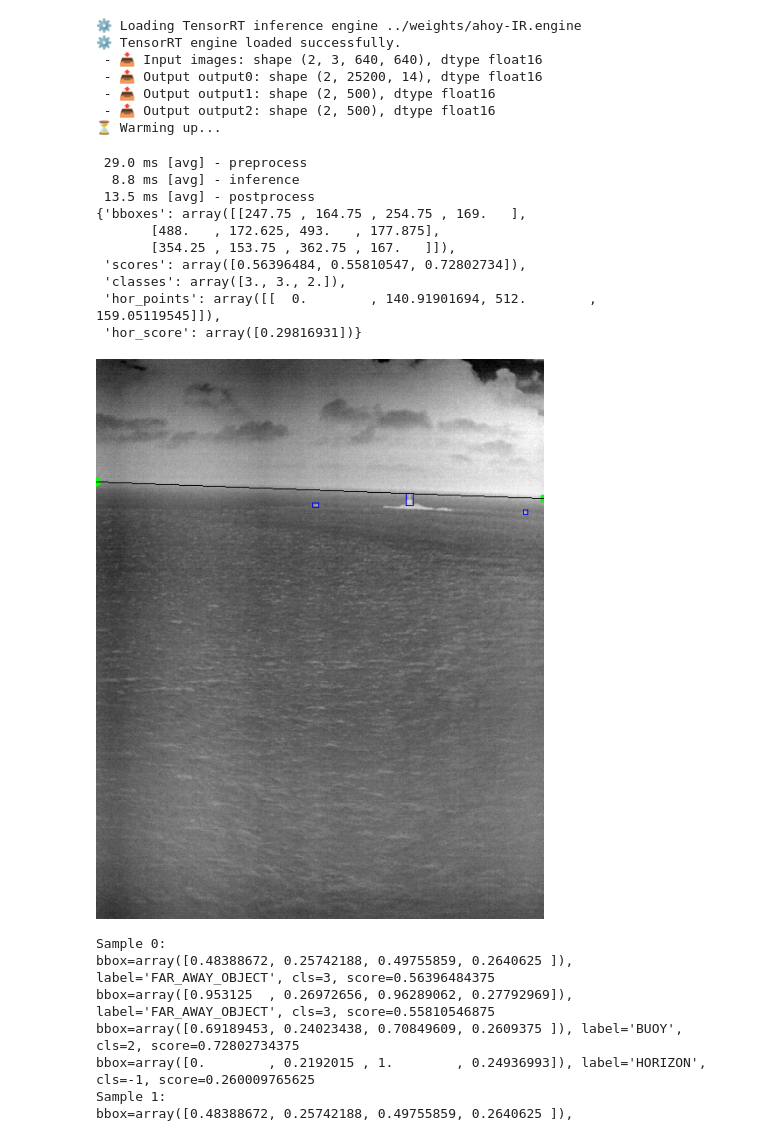
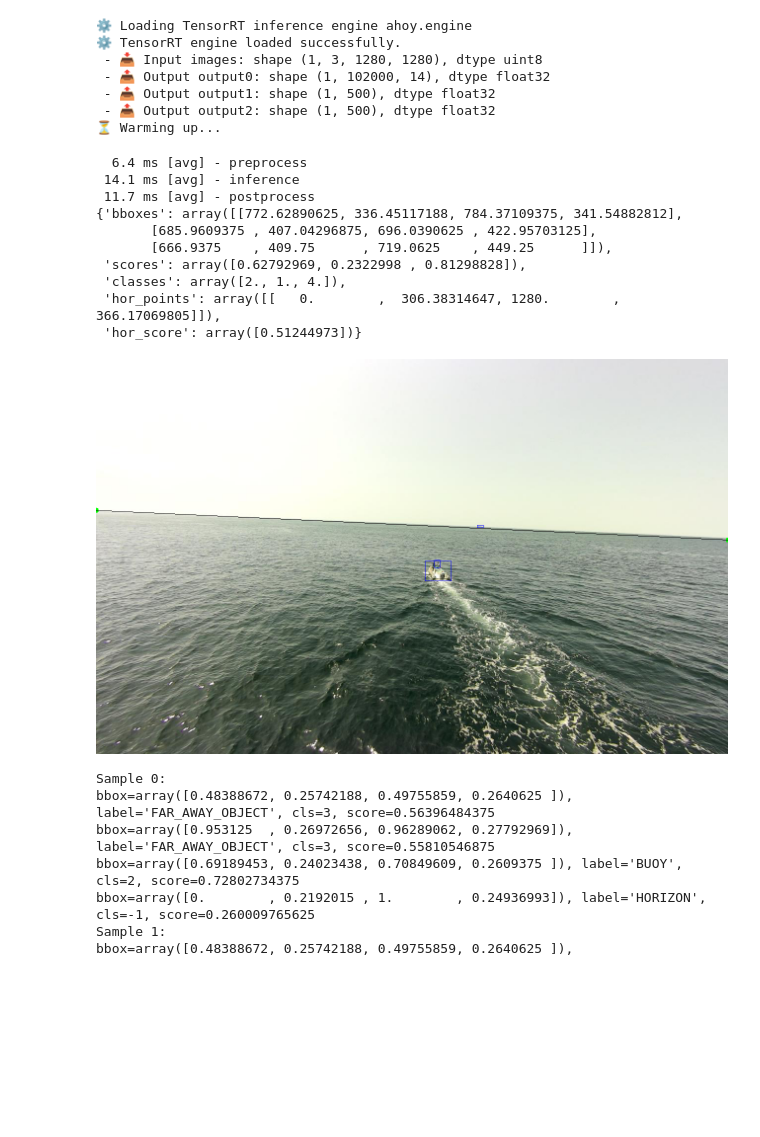
Before and after one commit to BSB-Group/yolov5, a Jupyter notebook: hybrids/ahoy_trt.ipynb, the cells around one changed output. Cells and saved outputs as stored; diff of their text form; code cells hidden in the pictures; blank space fills up the shorter version.

```diff
--- a/hybrids/ahoy_trt.ipynb
+++ b/hybrids/ahoy_trt.ipynb
@@ -3,14 +3,14 @@ import sys
 sys.path.append("../")
 from inference.ahoy import AHOYv5
 
-ahoy = AHOYv5(model_path="../weights/ahoy-IR.engine")
+ahoy = AHOYv5(model_path="ahoy.engine")
 # %% [output]
-⚙️ Loading TensorRT inference engine ../weights/ahoy-IR.engine
+⚙️ Loading TensorRT inference engine ahoy.engine
 ⚙️ TensorRT engine loaded successfully.
- - 📥 Input images: shape (2, 3, 640, 640), dtype float16
- - 📤 Output output0: shape (2, 25200, 14), dtype float16
- - 📤 Output output1: shape (2, 500), dtype float16
- - 📤 Output output2: shape (2, 500), dtype float16
+ - 📥 Input images: shape (1, 3, 1280, 1280), dtype uint8
+ - 📤 Output output0: shape (1, 102000, 14), dtype float32
+ - 📤 Output output1: shape (1, 500), dtype float32
+ - 📤 Output output2: shape (1, 500), dtype float32
 ⏳ Warming up...
 # %%
 from pprint import pprint
@@ -19,50 +19,50 @@ import numpy as np
 from PIL import Image
 from utils.horizon import draw_horizon, draw_bboxes
 
-url = "https://github.com/SEA-AI/.github/blob/main/assets/example_1_IR.jpg?raw=true"
+url = "https://github.com/SEA-AI/.github/blob/main/assets/example_1_RGB.jpg?raw=true"
 image = np.array(Image.open(urlopen(url)).convert('RGB'))
 image = np.stack([image for _ in range(ahoy.model.input_bs)], axis=0)
 
 ahoy(image, conf_thresh=0.147, iou_thresh=0.1)  # warmup
 n = 1
 for i in range(n):
     preds = ahoy(image, conf_thresh=0.147, iou_thresh=0.1)[0]
 
 # print average times
 for name, profile in ahoy.profiles.items():
     print(f"{profile.t / n * 1E3:>5.1f} ms [avg] - {name}")
 
 bboxes = preds[:, :4] # x1, y1, x2, y2
 scores = preds[:, 4] # scores (probabilities)
 classes = preds[:, 5] # indices of classes
 hor_points, hor_score = bboxes[classes == -1], scores[classes == -1]
 bboxes, scores, classes = bboxes[classes != -1], scores[classes != -1], classes[classes != -1]
 pprint({
     "bboxes": bboxes,
     "scores": scores,
     "classes": classes,
     "hor_points": hor_points,
     "hor_score": hor_score
 }, sort_dicts=False)
 
 I = image[0]
 dets = np.hstack((bboxes, scores[:, np.newaxis], classes[:, np.newaxis]))
 I = draw_bboxes(I, dets, color=(0, 0, 255), thickness=1)
 I = draw_horizon(I, keypoints=hor_points.reshape(-1, 2), color=(0, 0, 0), diameter=1)
 I = Image.fromarray(I)
 I  # .reduce(2) if I.width >= 1024 else I
 # %% [output]
- 29.0 ms [avg] - preprocess
-  8.8 ms [avg] - inference
- 13.5 ms [avg] - postprocess
-{'bboxes': array([[247.75 , 164.75 , 254.75 , 169.   ],
-       [488.   , 172.625, 493.   , 177.875],
-       [354.25 , 153.75 , 362.75 , 167.   ]]),
- 'scores': array([0.56396484, 0.55810547, 0.72802734]),
- 'classes': array([3., 3., 2.]),
- 'hor_points': array([[  0.        , 140.91901694, 512.        , 159.05119545]]),
- 'hor_score': array([0.29816931])}
+  6.4 ms [avg] - preprocess
+ 14.1 ms [avg] - inference
+ 11.7 ms [avg] - postprocess
+{'bboxes': array([[772.62890625, 336.45117188, 784.37109375, 341.54882812],
+       [685.9609375 , 407.04296875, 696.0390625 , 422.95703125],
+       [666.9375    , 409.75      , 719.0625    , 449.25      ]]),
+ 'scores': array([0.62792969, 0.2322998 , 0.81298828]),
+ 'classes': array([2., 1., 4.]),
+ 'hor_points': array([[   0.        ,  306.38314647, 1280.        ,  366.17069805]]),
+ 'hor_score': array([0.51244973])}
-[figure, old version]
+[figure, new version]
 # %%
 batch_preds = ahoy.detect(image, output_mode="qa")
 for i, sample_preds in enumerate(batch_preds):
```
Also changed, not shown: 6 other files.
